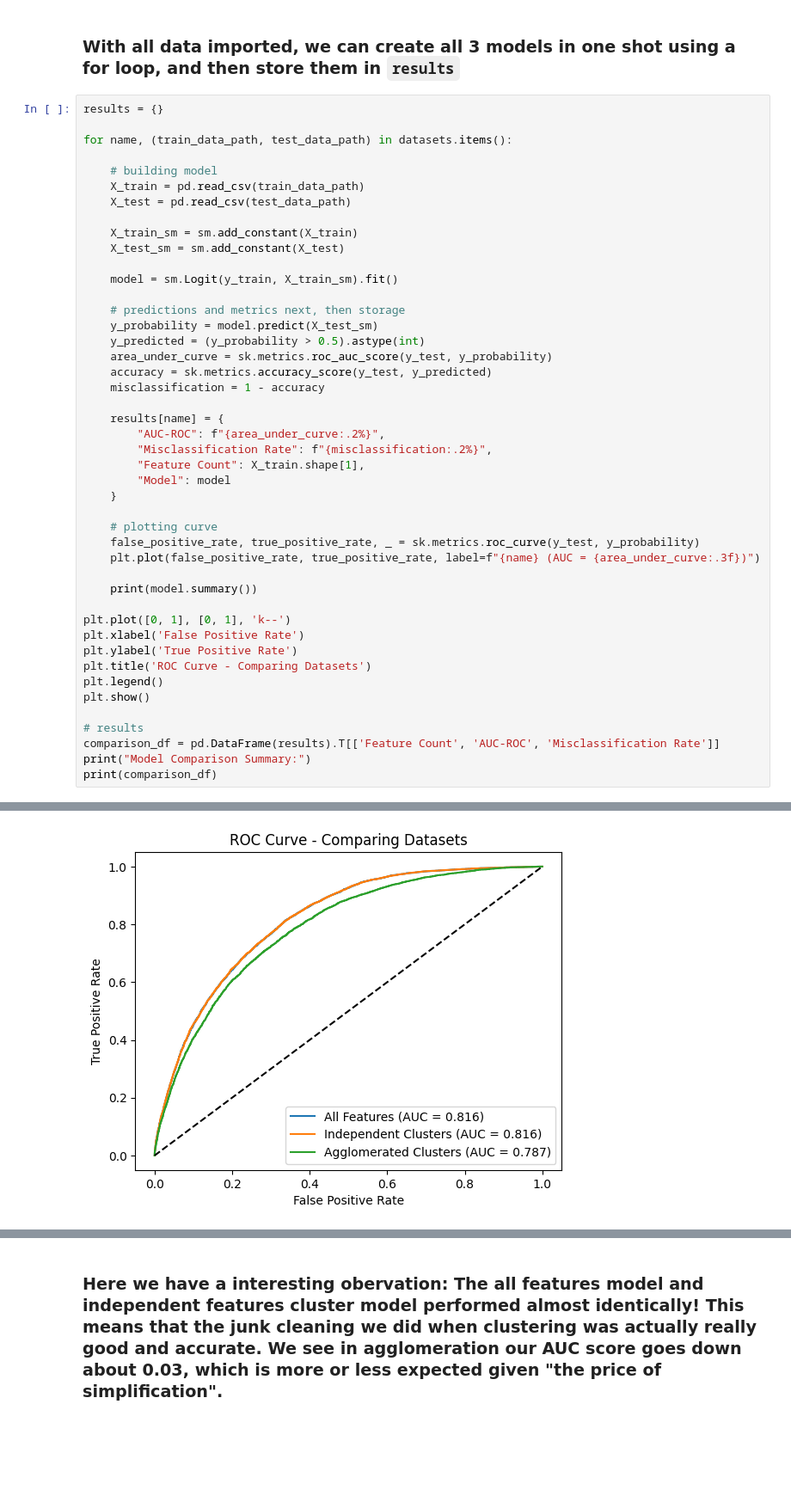
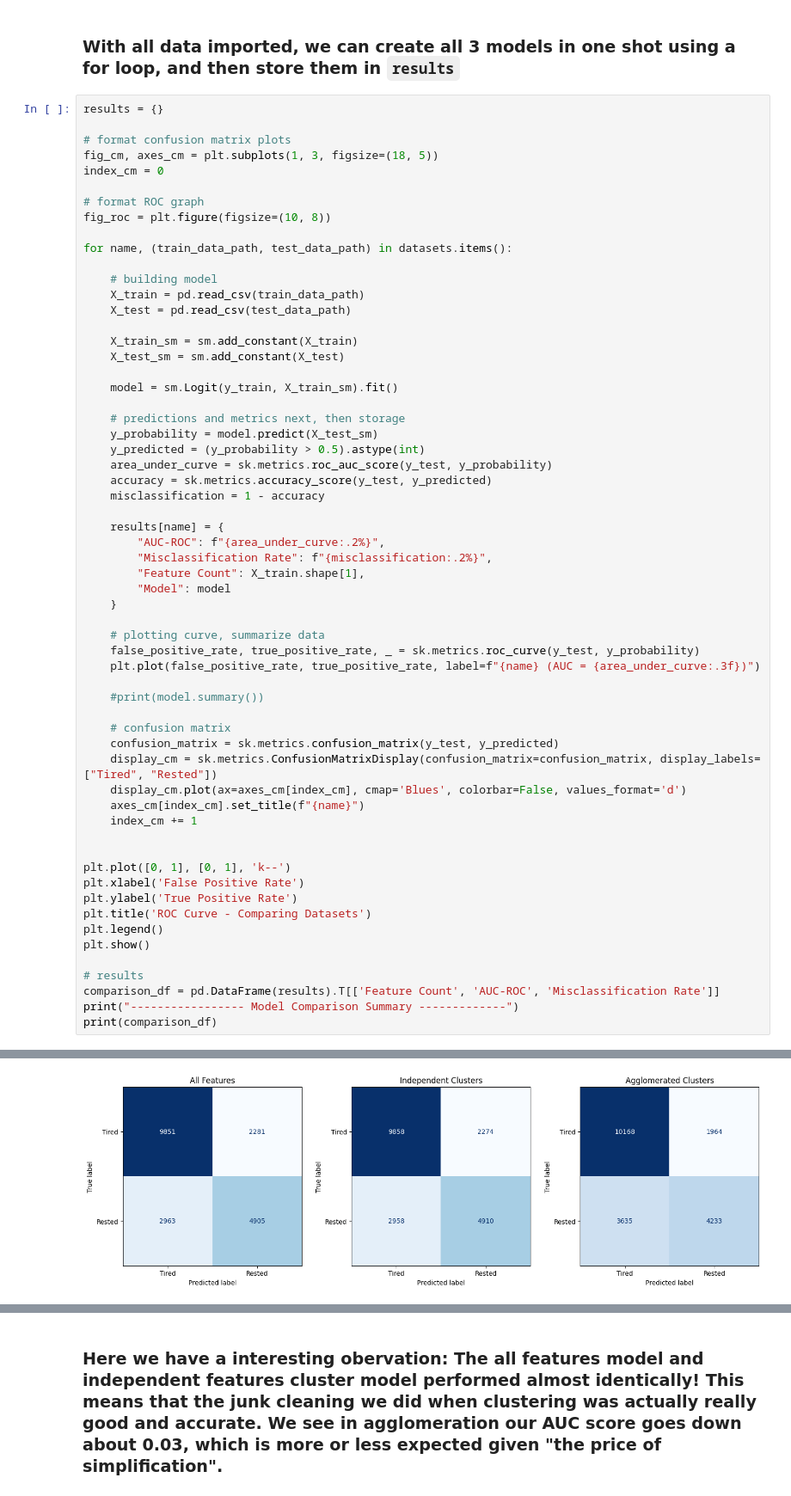
Before and after one commit to JosephPizzuti/cse2600_final_project, a Jupyter notebook: notebooks/03_logistic_regression.ipynb, the cells around one changed output, grey strips where cells are left out. Shown at 86% size. Drawn from its saved outputs; the diff is of its cells as text; blank space fills up the shorter version.

Commit message:
added confusion matrices for each model / minor detailing changes

```diff
--- a/notebooks/03_logistic_regression.ipynb
+++ b/notebooks/03_logistic_regression.ipynb
@@ -21,6 +21,13 @@ y_test = pd.read_csv("../data/y_test.csv")
 ### With all data imported, we can create all 3 models in one shot using a for loop, and then store them in `results`
 # %%
 results = {}
+
+# format confusion matrix plots
+fig_cm, axes_cm = plt.subplots(1, 3, figsize=(18, 5))
+index_cm = 0
+
+# format ROC graph
+fig_roc = plt.figure(figsize=(10, 8))
 
 for name, (train_data_path, test_data_path) in datasets.items():
 
@@ -47,11 +54,19 @@ for name, (train_data_path, test_data_path) in datasets.items():
         "Model": model
     }
 
-    # plotting curve
+    # plotting curve, summarize data
     false_positive_rate, true_positive_rate, _ = sk.metrics.roc_curve(y_test, y_probability)
     plt.plot(false_positive_rate, true_positive_rate, label=f"{name} (AUC = {area_under_curve:.3f})")
 
-    print(model.summary())
+    #print(model.summary())
+
+    # confusion matrix
+    confusion_matrix = sk.metrics.confusion_matrix(y_test, y_predicted)
+    display_cm = sk.metrics.ConfusionMatrixDisplay(confusion_matrix=confusion_matrix, display_labels=["Tired", "Rested"])
+    display_cm.plot(ax=axes_cm[index_cm], cmap='Blues', colorbar=False, values_format='d')
+    axes_cm[index_cm].set_title(f"{name}")
+    index_cm += 1
+
 
 plt.plot([0, 1], [0, 1], 'k--')
 plt.xlabel('False Positive Rate')
@@ -62,7 +77,7 @@ plt.show()
 
 # results
 comparison_df = pd.DataFrame(results).T[['Feature Count', 'AUC-ROC', 'Misclassification Rate']]
-print("Model Comparison Summary:")
+print("----------------- Model Comparison Summary -------------")
 print(comparison_df)
 # %% [output]
 Optimization terminated successfully.
@@ -85 +92 @@ SleepAmt_Weekend                0.7944      0.014     56.692      0.000       0.
-[figure, old version]
+[figure, new version]
```
Also changed, not shown: parts of 2 cells of this notebook.
